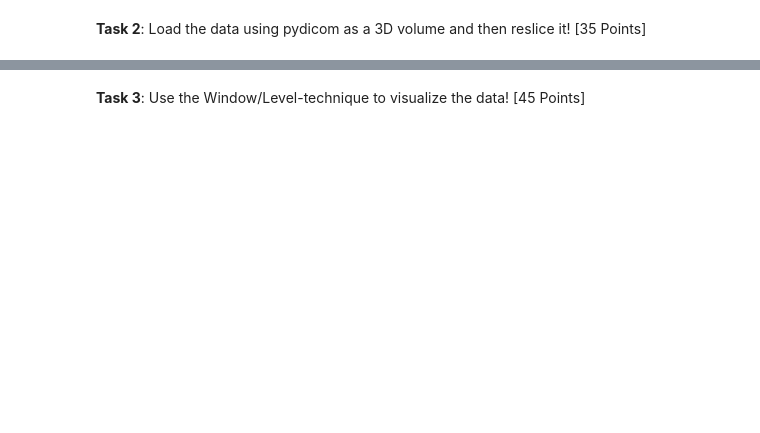
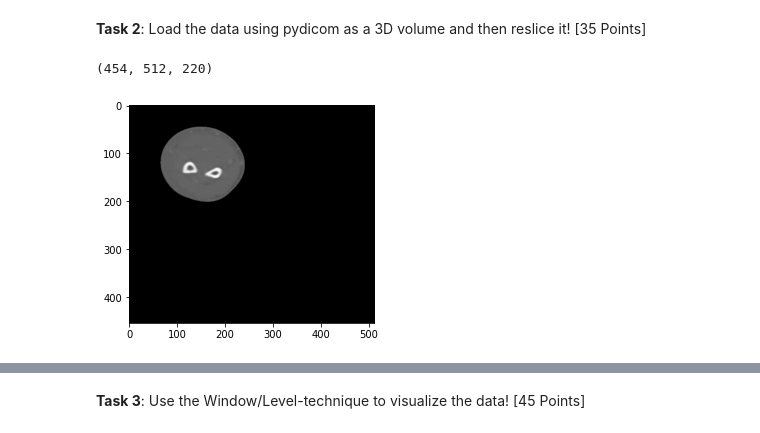
Before and after one commit to bostongfx/cs480student_2021, a Jupyter notebook: 05/CS480_Assignment_5.ipynb, the cells around one changed output, grey strips where cells are left out. Drawn from its saved outputs; the diff is of its cells as text; code cells hidden in the pictures; blank space fills up the shorter version.

```diff
--- a/05/CS480_Assignment_5.ipynb
+++ b/05/CS480_Assignment_5.ipynb
@@ -57,9 +66,34 @@ from pydicom import dcmread
 # %%
 # TODO: YOUR CODE FOR LOADING THE VOLUME AS A 3D NUMPY ARRAY
+dirfiles = sorted(os.listdir('ct'))
+file0 = dcmread('ct/{}'.format(dirfiles[0]))
+imshape =  list(file0.pixel_array.shape)
+imshape.append(len(dirfiles))
+data = np.empty(imshape)
+# %%
+for idx, entry in enumerate(dirfiles):
+  arr = dcmread('ct/{}'.format(entry)).pixel_array
+  data[:,:,idx] = arr
+# %%
+print(np.shape(data))
+# %% [output]
+(454, 512, 220)
 # %%
 # 2) Now create and show axial, sagittal, and coronal slices from the 3D volume.
 # Hint: Please use imshow(XX, cmap='gray') to show the image.
+# %%
+ps = file0.PixelSpacing
+ss = file0.SliceThickness
+
+ax_aspect = ps[1]/ps[0]
+sag_aspect = ps[1]/ss
+cor_aspect = ss/ps[0]
 # %%
 # TODO: YOUR CODE FOR AXIAL
+plt.imshow(data[:, :, imshape[2]//2], cmap='gray')
+plt.gca().set_aspect(ax_aspect)
+plt.show()
+# %% [output]
+[figure, added]
 # %%
 # TODO: YOUR CODE FOR SAGITTAL
```
Also changed, not shown: parts of 14 cells of this notebook.
